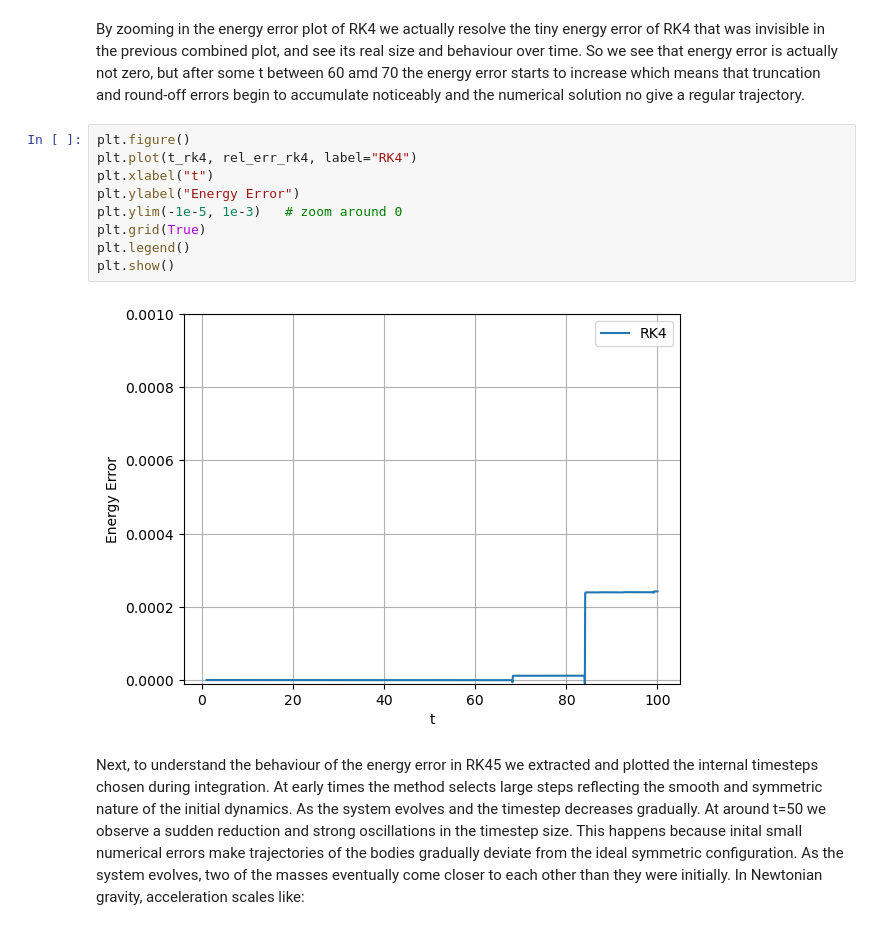
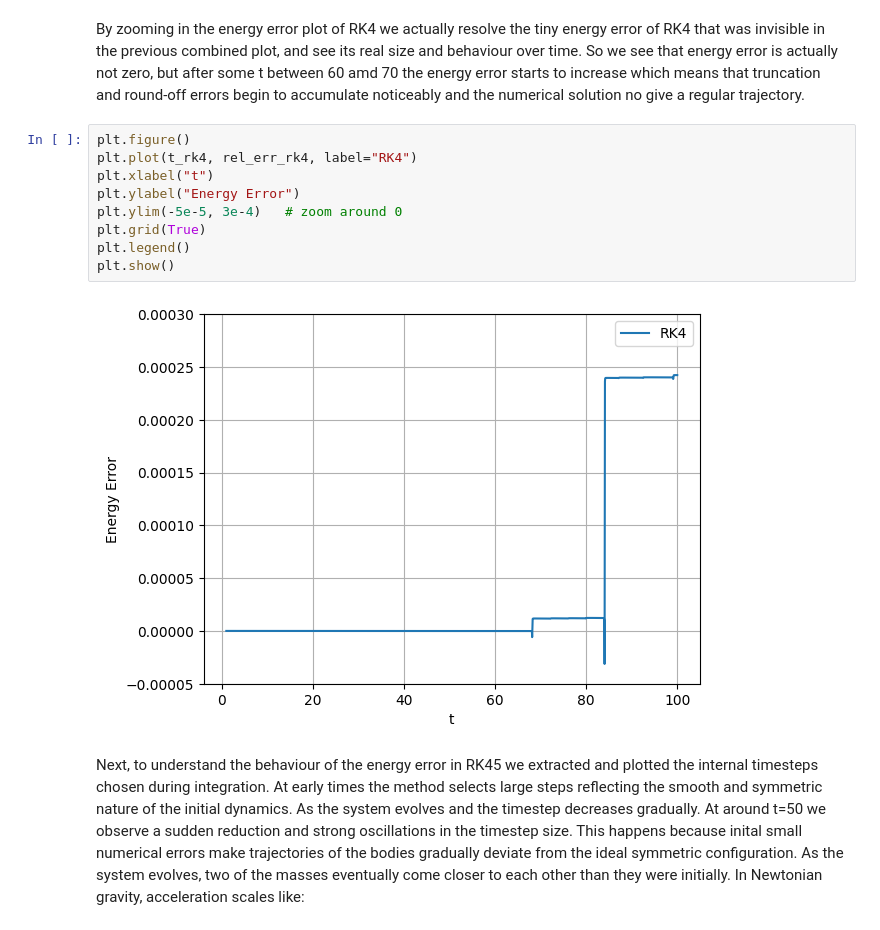
Before and after one commit to casafeng/ThreeBodyProblem, a Jupyter notebook: final_draft.ipynb, the cells around one changed output. Cells and saved outputs as stored; diff of their text form.

```diff
--- a/final_draft.ipynb
+++ b/final_draft.ipynb
@@ -655,14 +652,14 @@ By zooming in the energy error plot of RK4 we actually resolve the tiny energy e
 # %%
 plt.figure()
 plt.plot(t_rk4, rel_err_rk4, label="RK4")
 plt.xlabel("t")
 plt.ylabel("Energy Error")
-plt.ylim(-1e-5, 1e-3)   # zoom around 0
+plt.ylim(-5e-5, 3e-4)   # zoom around 0
 plt.grid(True)
 plt.legend()
 plt.show()
 # %% [output]
-[figure, old version]
+[figure, new version]
 # %% [markdown]
 Next, to understand the behaviour of the energy error in RK45 we extracted and plotted the internal timesteps chosen during integration. At early times the method selects large steps reflecting the smooth and symmetric nature of the initial dynamics. As the system evolves and the timestep decreases gradually. At around t=50 we observe a sudden reduction and strong oscillations in the timestep size. This happens because inital small numerical errors make trajectories of the bodies gradually deviate from the ideal symmetric configuration. As the system evolves, two of the masses eventually come closer to each other than they were initially. In Newtonian gravity, acceleration scales like:
 $$
```
Also changed, not shown: parts of 16 cells of this notebook, 4 other files.
